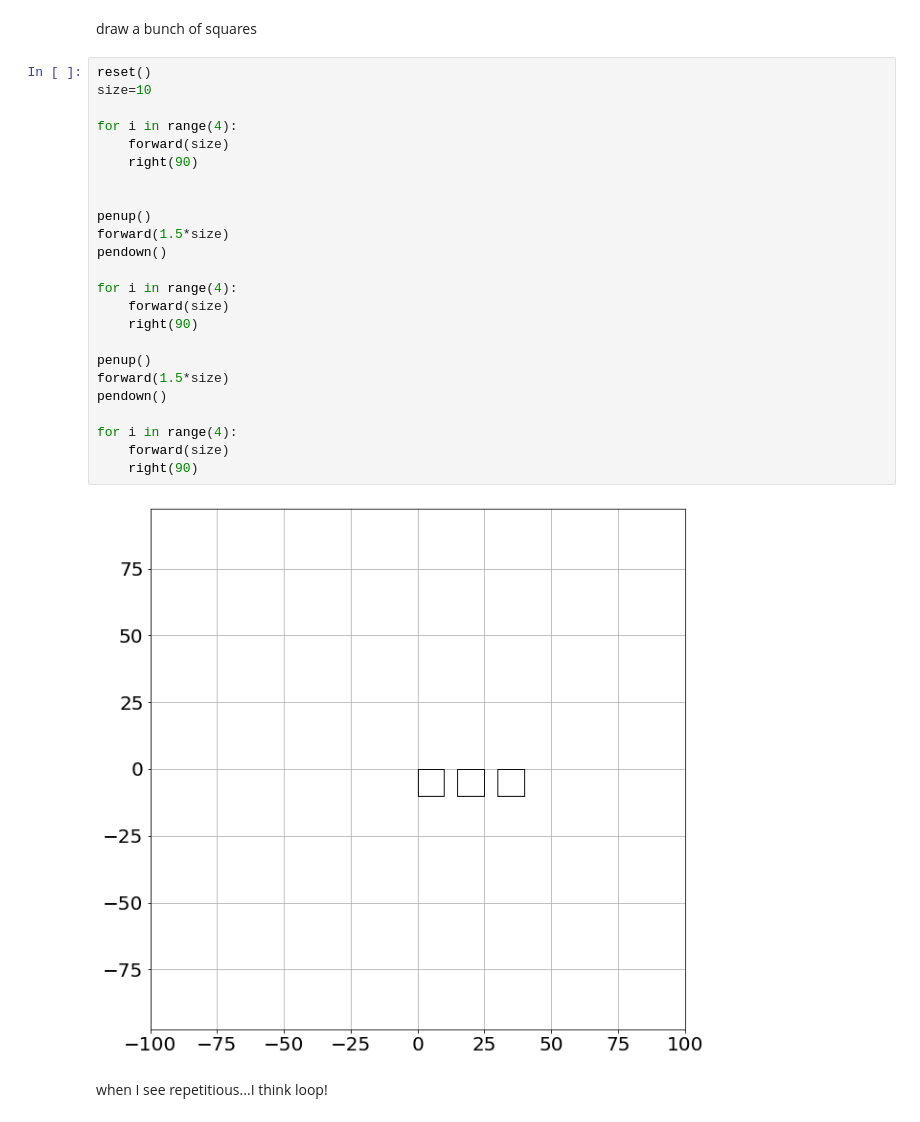
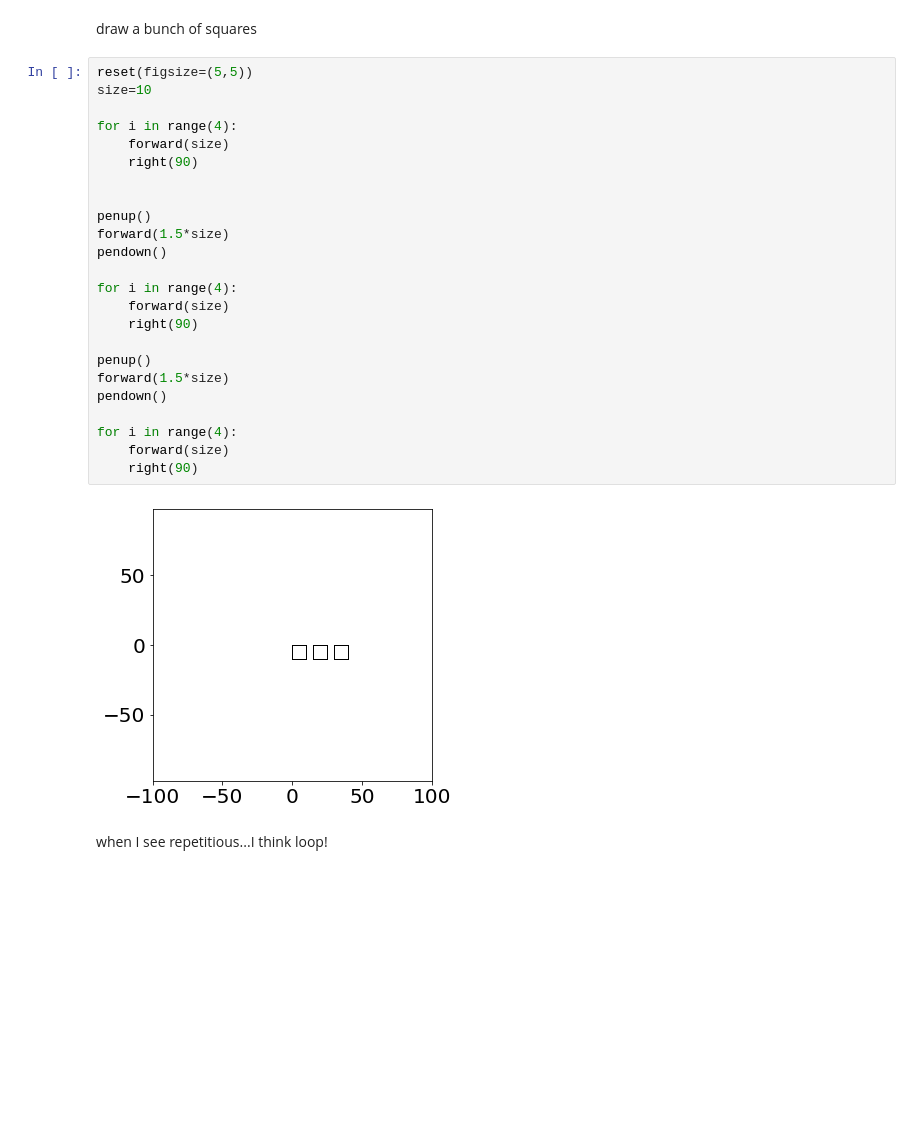
Before and after one commit to vconti3/Computer-Programming-for-the-Sciences-Spring-2021, a Jupyter notebook: 2021-02-07 - more mplturtle examples.ipynb, the cells around one changed output. Drawn from its saved outputs; the diff is of its cells as text; blank space fills up the shorter version.

```diff
--- a/2021-02-07 - more mplturtle examples.ipynb
+++ b/2021-02-07 - more mplturtle examples.ipynb
@@ -44,31 +42,31 @@ for i in range(4):
 # %% [markdown]
 draw a bunch of squares
 # %%
-reset()
+reset(figsize=(5,5))
 size=10
 
 for i in range(4):
     forward(size)
     right(90)
 
 
 penup()
 forward(1.5*size)
 pendown()
 
 for i in range(4):
     forward(size)
     right(90)
 
 penup()
 forward(1.5*size)
 pendown()
 
 for i in range(4):
     forward(size)
     right(90)
 # %% [output]
-[figure, old version]
+[figure, new version]
 # %% [markdown]
 when I see repetitious...I think loop!
 # %%
```
Also changed, not shown: parts of 6 cells of this notebook, 1 other file.
